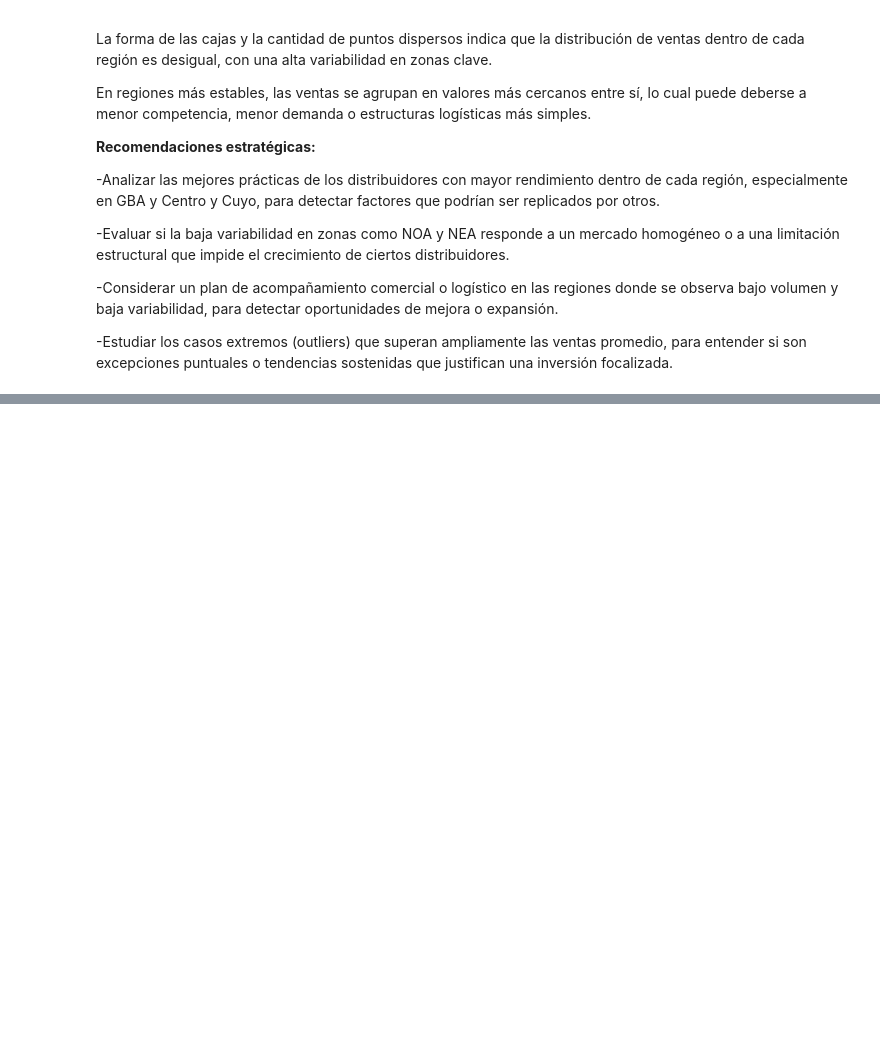
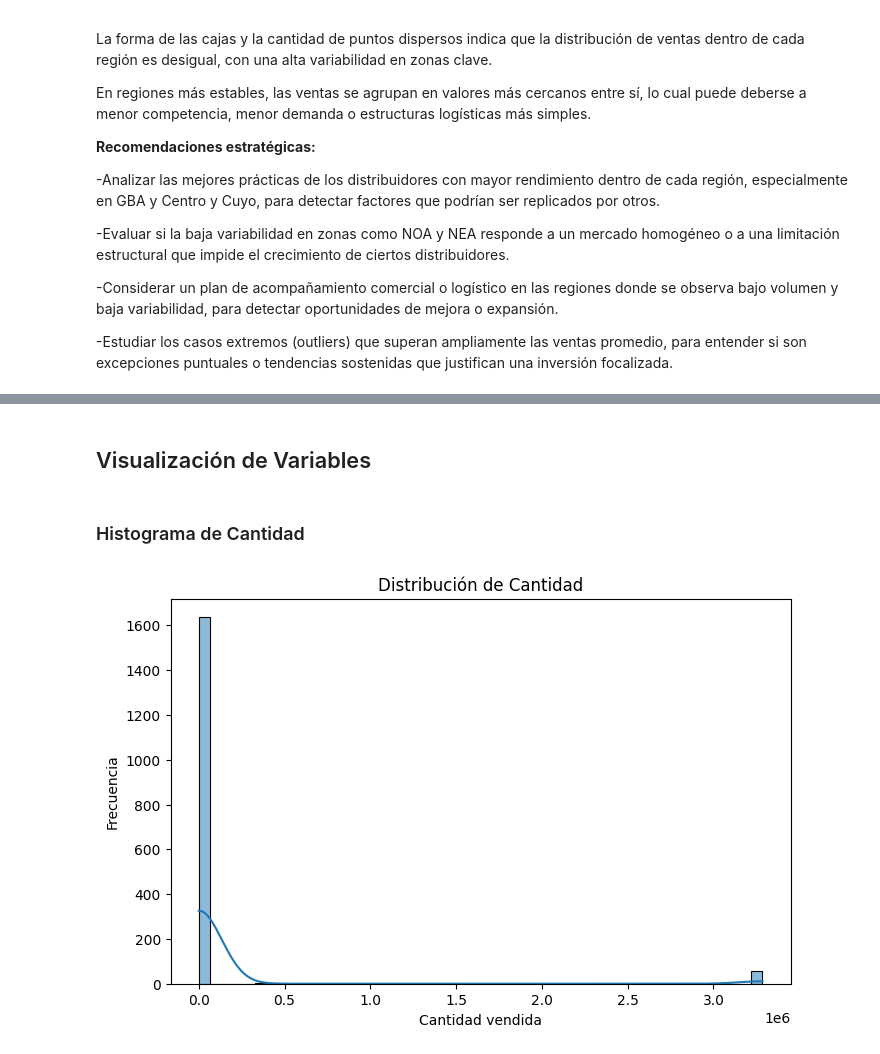
Before and after one commit to ISPC-CDIA/DataTeam---Proyecto-ABP-Analista-de-Datos-2025, a Jupyter notebook: JupiterNotebook/EVIDENCIA 3/Proyecto_Analisis_de_datos_Grupo_8_PepsiCo.ipynb, the cells around one changed output, grey strips where cells are left out. Saved outputs shown, nothing was run; the diff lists cells and outputs as text; code cells hidden in the pictures; blank space fills up the shorter version.

```diff
--- a/JupiterNotebook/EVIDENCIA 3/Proyecto_Analisis_de_datos_Grupo_8_PepsiCo.ipynb
+++ b/JupiterNotebook/EVIDENCIA 3/Proyecto_Analisis_de_datos_Grupo_8_PepsiCo.ipynb
@@ -886,0 +891,13 @@ En regiones más estables, las ventas se agrupan en valores más cercanos entre
+# %%
+import pandas as pd
+import matplotlib.pyplot as plt
+import seaborn as sns
+
+# Cargar el archivo CSV
+df = pd.read_csv("../../Datos/Listado_Ventas.csv")
+
+# Eliminar filas con datos faltantes en columnas importantes
+df_clean = df.dropna(subset=['Cantidad', 'Capacidad'])
+
+# Ver medidas estadísticas
+df_clean[['Cantidad', 'Capacidad']].describe()
@@ -886,0 +935,13 @@ En regiones más estables, las ventas se agrupan en valores más cercanos entre
+# %% [markdown]
+## Visualización de Variables
+# %% [markdown]
+### Histograma de Cantidad
+# %%
+plt.figure(figsize=(8, 5))
+sns.histplot(df_clean['Cantidad'], bins=50, kde=True)
+plt.title("Distribución de Cantidad")
+plt.xlabel("Cantidad vendida")
+plt.ylabel("Frecuencia")
+plt.show()
+# %% [output]
+[figure, added]
```
Also changed, not shown: parts of 14 cells of this notebook.
